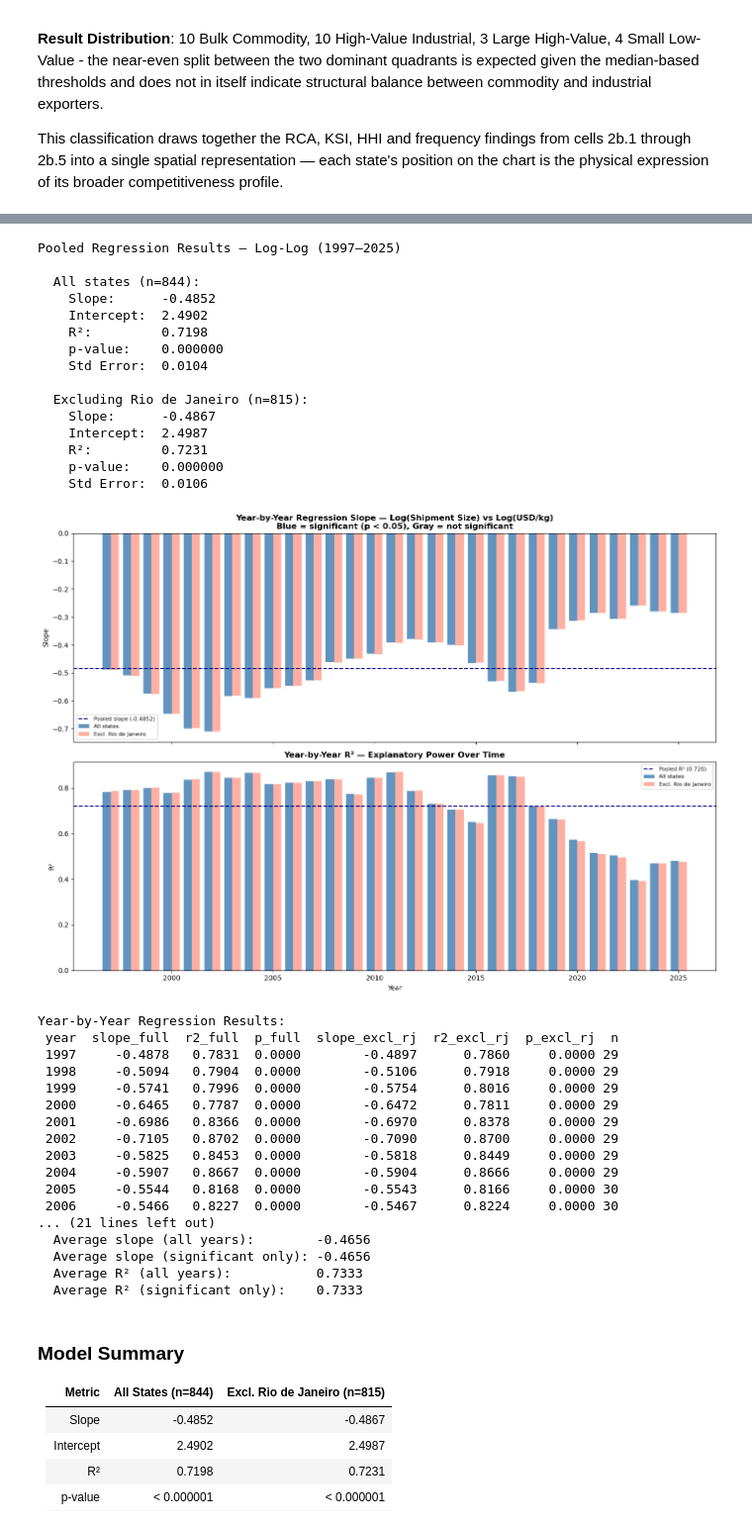
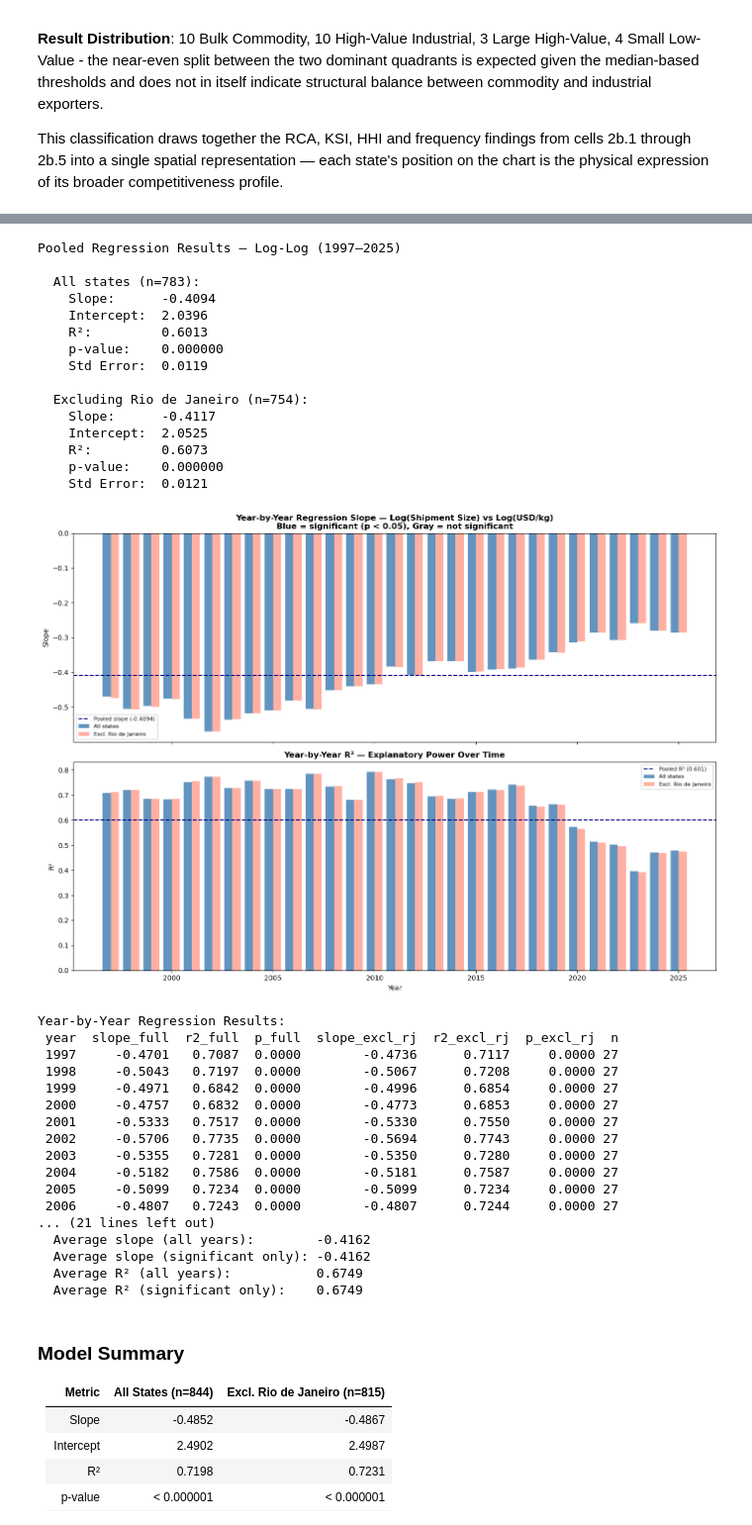
Before and after one commit to Eduardo-kohn/brazil-state-trade-analysis, a Jupyter notebook: SRC/Analysis/step2b_advanced_competitiveness.ipynb, the cells around one changed output, grey strips where cells are left out. Shown at 99% size. Drawn from its saved outputs; the diff is of its cells as text; code cells hidden in the pictures.

```diff
--- a/SRC/Analysis/step2b_advanced_competitiveness.ipynb
+++ b/SRC/Analysis/step2b_advanced_competitiveness.ipynb
@@ -1170,9 +1162,6 @@ Rio de Janeiro is flagged as a structural outlier — crude oil generates large
 ## Regression: Log(Avg Shipment Size) vs Log(USD/kg) — All Years (1997–MAX_YEAR)
 ## Log-log specification removes currency scale effects and makes year-by-year
 ## slopes directly comparable across the full 1997–2025 period
-
-from scipy import stats
-
 ## Query: avg shipment size and value density for all years
 query_shipsize_all = f"""
     SELECT e."CO_ANO" AS year,
@@ -1185,6 +1174,12 @@ query_shipsize_all = f"""
     JOIN uf u ON e."SG_UF_NCM" = u.sigla
     WHERE e."CO_ANO" <= {MAX_YEAR}
     AND e."KG_LIQUIDO" > 0
+    AND u.nome_regiao NOT IN (
+    'REGIAO NAO DECLARADA',
+    'CONSUMO DE BORDO',
+    'MERCADORIA NACIONALIZADA',
+    'REEXPORTACAO'
+)
     GROUP BY e."CO_ANO", e."SG_UF_NCM", u.nome_estado
     ORDER BY year, exports_usd DESC
 """
@@ -1353,36 +1348,36 @@ print(f"  Average R² (significant only):    {sig_years2['r2_full'].mean():.4f}"
 Pooled Regression Results — Log-Log (1997–2025)
 
-  All states (n=844):
-    Slope:      -0.4852
-    Intercept:  2.4902
-    R²:         0.7198
+  All states (n=783):
+    Slope:      -0.4094
+    Intercept:  2.0396
+    R²:         0.6013
     p-value:    0.000000
-    Std Error:  0.0104
+    Std Error:  0.0119
 
-  Excluding Rio de Janeiro (n=815):
-    Slope:      -0.4867
-    Intercept:  2.4987
-    R²:         0.7231
+  Excluding Rio de Janeiro (n=754):
+    Slope:      -0.4117
+    Intercept:  2.0525
+    R²:         0.6073
     p-value:    0.000000
-    Std Error:  0.0106
+    Std Error:  0.0121
-[figure, old version]
+[figure, new version]
 Year-by-Year Regression Results:
  year  slope_full  r2_full  p_full  slope_excl_rj  r2_excl_rj  p_excl_rj  n
- 1997     -0.4878   0.7831  0.0000        -0.4897      0.7860     0.0000 29
- 1998     -0.5094   0.7904  0.0000        -0.5106      0.7918     0.0000 29
- 1999     -0.5741   0.7996  0.0000        -0.5754      0.8016     0.0000 29
- 2000     -0.6465   0.7787  0.0000        -0.6472      0.7811     0.0000 29
- 2001     -0.6986   0.8366  0.0000        -0.6970      0.8378     0.0000 29
- 2002     -0.7105   0.8702  0.0000        -0.7090      0.8700     0.0000 29
- 2003     -0.5825   0.8453  0.0000        -0.5818      0.8449     0.0000 29
- 2004     -0.5907   0.8667  0.0000        -0.5904      0.8666     0.0000 29
- 2005     -0.5544   0.8168  0.0000        -0.5543      0.8166     0.0000 30
- 2006     -0.5466   0.8227  0.0000        -0.5467      0.8224     0.0000 30
+ 1997     -0.4701   0.7087  0.0000        -0.4736      0.7117     0.0000 27
+ 1998     -0.5043   0.7197  0.0000        -0.5067      0.7208     0.0000 27
+ 1999     -0.4971   0.6842  0.0000        -0.4996      0.6854     0.0000 27
+ 2000     -0.4757   0.6832  0.0000        -0.4773      0.6853     0.0000 27
+ 2001     -0.5333   0.7517  0.0000        -0.5330      0.7550     0.0000 27
+ 2002     -0.5706   0.7735  0.0000        -0.5694      0.7743     0.0000 27
+ 2003     -0.5355   0.7281  0.0000        -0.5350      0.7280     0.0000 27
+ 2004     -0.5182   0.7586  0.0000        -0.5181      0.7587     0.0000 27
+ 2005     -0.5099   0.7234  0.0000        -0.5099      0.7234     0.0000 27
+ 2006     -0.4807   0.7243  0.0000        -0.4807      0.7244     0.0000 27
 ... (21 lines left out)
-  Average slope (all years):        -0.4656
-  Average slope (significant only): -0.4656
-  Average R² (all years):           0.7333
-  Average R² (significant only):    0.7333
+  Average slope (all years):        -0.4162
+  Average slope (significant only): -0.4162
+  Average R² (all years):           0.6749
+  Average R² (significant only):    0.6749
 # %% [markdown]
 ### Model Summary
 
```
Also changed, not shown: parts of 10 cells of this notebook.
